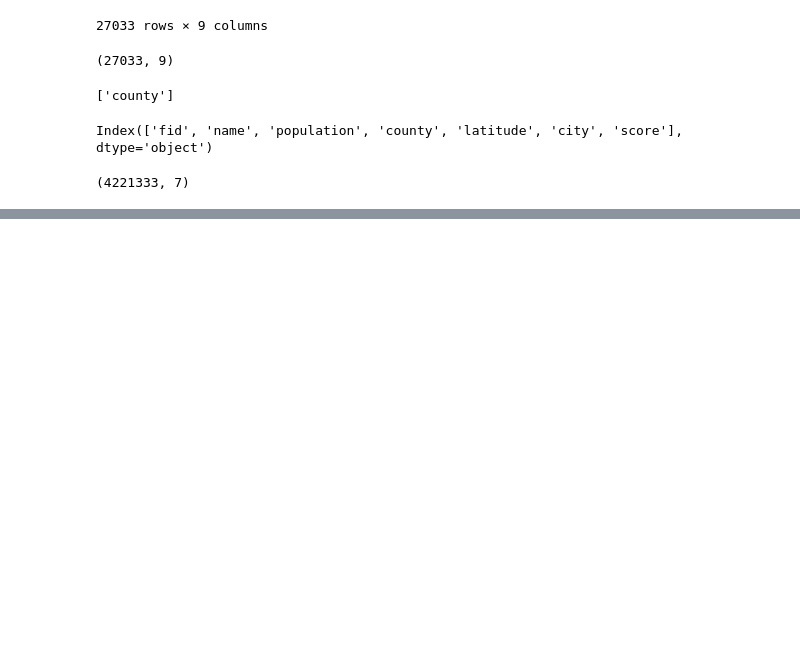
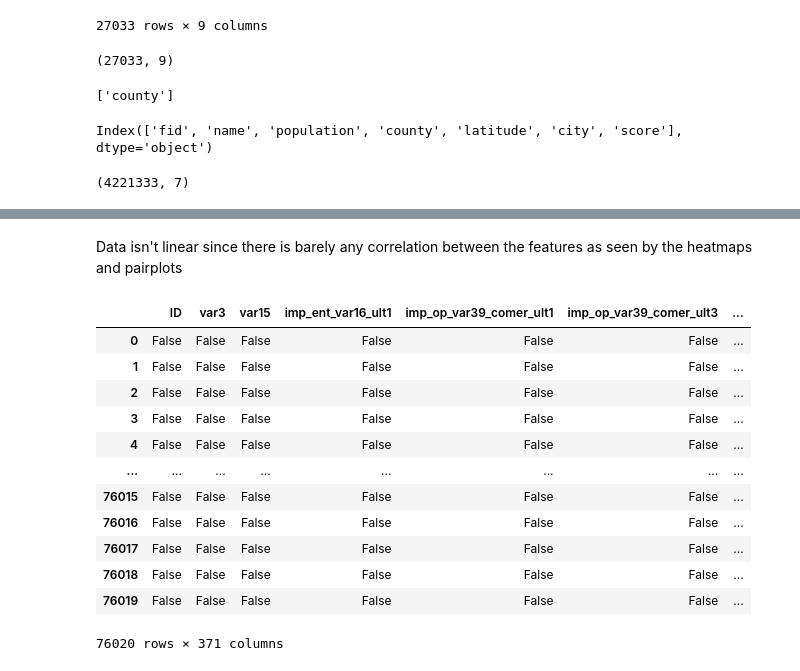
Before and after one commit to syedukkashah/ML-Fall-25, a Jupyter notebook: Lab/02/02.ipynb, the cells around one changed output, grey strips where cells are left out. Saved outputs shown, nothing was run; the diff lists cells and outputs as text; code cells hidden in the pictures; blank space fills up the shorter version.

```diff
--- a/Lab/02/02.ipynb
+++ b/Lab/02/02.ipynb
@@ -101,0 +209,18 @@ comboAC.shape
+# %% [markdown]
+Data isn't linear since there is barely any correlation between the features as seen by the heatmaps and pairplots
+# %%
+trainData.isnull()
+# %% [output]
+|  | ID | var3 | var15 | imp_ent_var16_ult1 | imp_op_var39_comer_ult1 | imp_op_var39_comer_ult3 | ... |
+| 0 | False | False | False | False | False | False | ... |
+| 1 | False | False | False | False | False | False | ... |
+| 2 | False | False | False | False | False | False | ... |
+| 3 | False | False | False | False | False | False | ... |
+| 4 | False | False | False | False | False | False | ... |
+| ... | ... | ... | ... | ... | ... | ... | ... |
+| 76015 | False | False | False | False | False | False | ... |
+| 76016 | False | False | False | False | False | False | ... |
+| 76017 | False | False | False | False | False | False | ... |
+| 76018 | False | False | False | False | False | False | ... |
+| 76019 | False | False | False | False | False | False | ... |
+76020 rows × 371 columns
```
Also changed, not shown: parts of 33 cells of this notebook, 1 other file.
